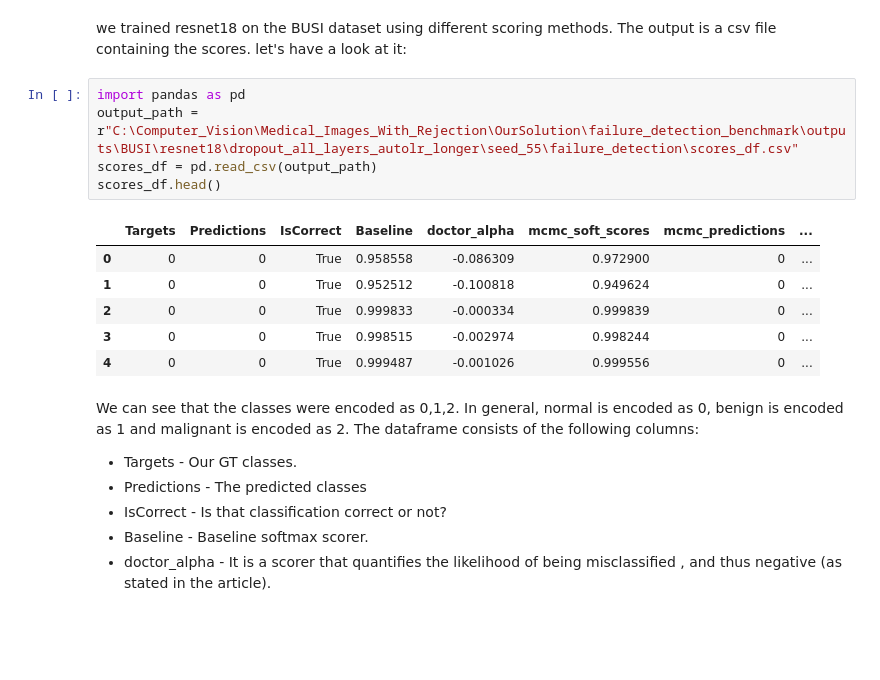
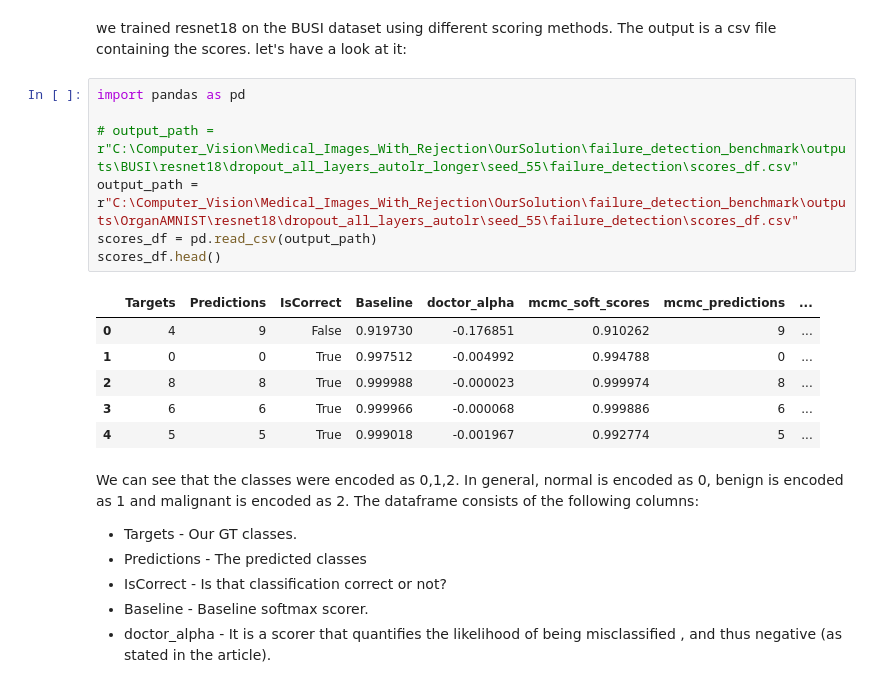
Before and after one commit to Barack-Samuni/failure_detection_benchmark, a Jupyter notebook: rejection_results.ipynb, the cells around one changed output. Drawn from its saved outputs; the diff is of its cells as text; blank space fills up the shorter version.

```diff
--- a/rejection_results.ipynb
+++ b/rejection_results.ipynb
@@ -5,16 +5,18 @@
 we trained resnet18 on the BUSI dataset using different scoring methods. The output is a csv file containing the scores. let's have a look at it:
 # %%
 import pandas as pd
-output_path = r"C:\Computer_Vision\Medical_Images_With_Rejection\OurSolution\failure_detection_benchmark\outputs\BUSI\resnet18\dropout_all_layers_autolr_longer\seed_55\failure_detection\scores_df.csv"
+
+# output_path = r"C:\Computer_Vision\Medical_Images_With_Rejection\OurSolution\failure_detection_benchmark\outputs\BUSI\resnet18\dropout_all_layers_autolr_longer\seed_55\failure_detection\scores_df.csv"
+output_path = r"C:\Computer_Vision\Medical_Images_With_Rejection\OurSolution\failure_detection_benchmark\outputs\OrganAMNIST\resnet18\dropout_all_layers_autolr\seed_55\failure_detection\scores_df.csv"
 scores_df = pd.read_csv(output_path)
 scores_df.head()
 # %% [output]
 |  | Targets | Predictions | IsCorrect | Baseline | doctor_alpha | mcmc_soft_scores | mcmc_predictions | ... |
-| 0 | 0 | 0 | True | 0.958558 | -0.086309 | 0.972900 | 0 | ... |
-| 1 | 0 | 0 | True | 0.952512 | -0.100818 | 0.949624 | 0 | ... |
-| 2 | 0 | 0 | True | 0.999833 | -0.000334 | 0.999839 | 0 | ... |
-| 3 | 0 | 0 | True | 0.998515 | -0.002974 | 0.998244 | 0 | ... |
-| 4 | 0 | 0 | True | 0.999487 | -0.001026 | 0.999556 | 0 | ... |
+| 0 | 4 | 9 | False | 0.919730 | -0.176851 | 0.910262 | 9 | ... |
+| 1 | 0 | 0 | True | 0.997512 | -0.004992 | 0.994788 | 0 | ... |
+| 2 | 8 | 8 | True | 0.999988 | -0.000023 | 0.999974 | 8 | ... |
+| 3 | 6 | 6 | True | 0.999966 | -0.000068 | 0.999886 | 6 | ... |
+| 4 | 5 | 5 | True | 0.999018 | -0.001967 | 0.992774 | 5 | ... |
 # %% [markdown]
 We can see that the classes were encoded as 0,1,2. In general, normal is encoded as 0, benign is encoded as 1 and malignant is encoded as 2.
 The dataframe consists of the following columns:
```
Also changed, not shown: parts of 9 cells of this notebook, 3 other files.
